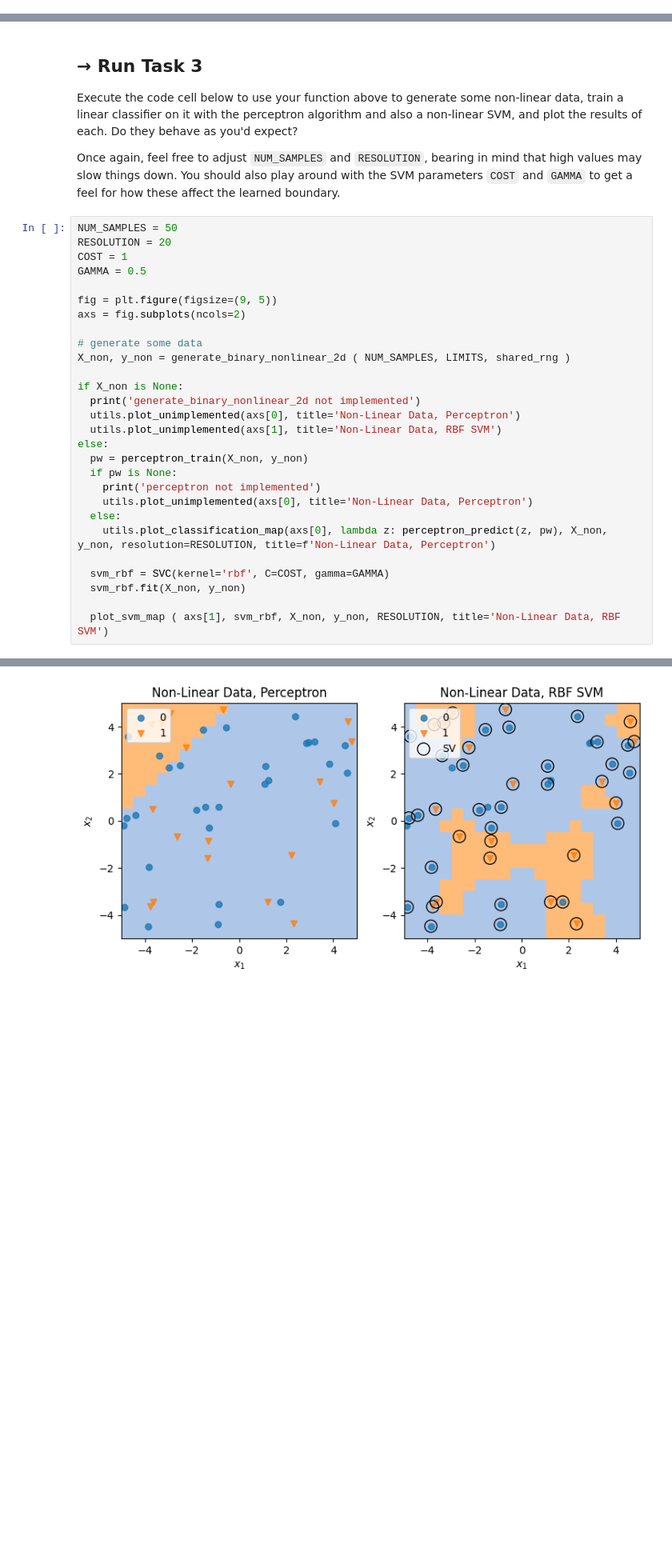
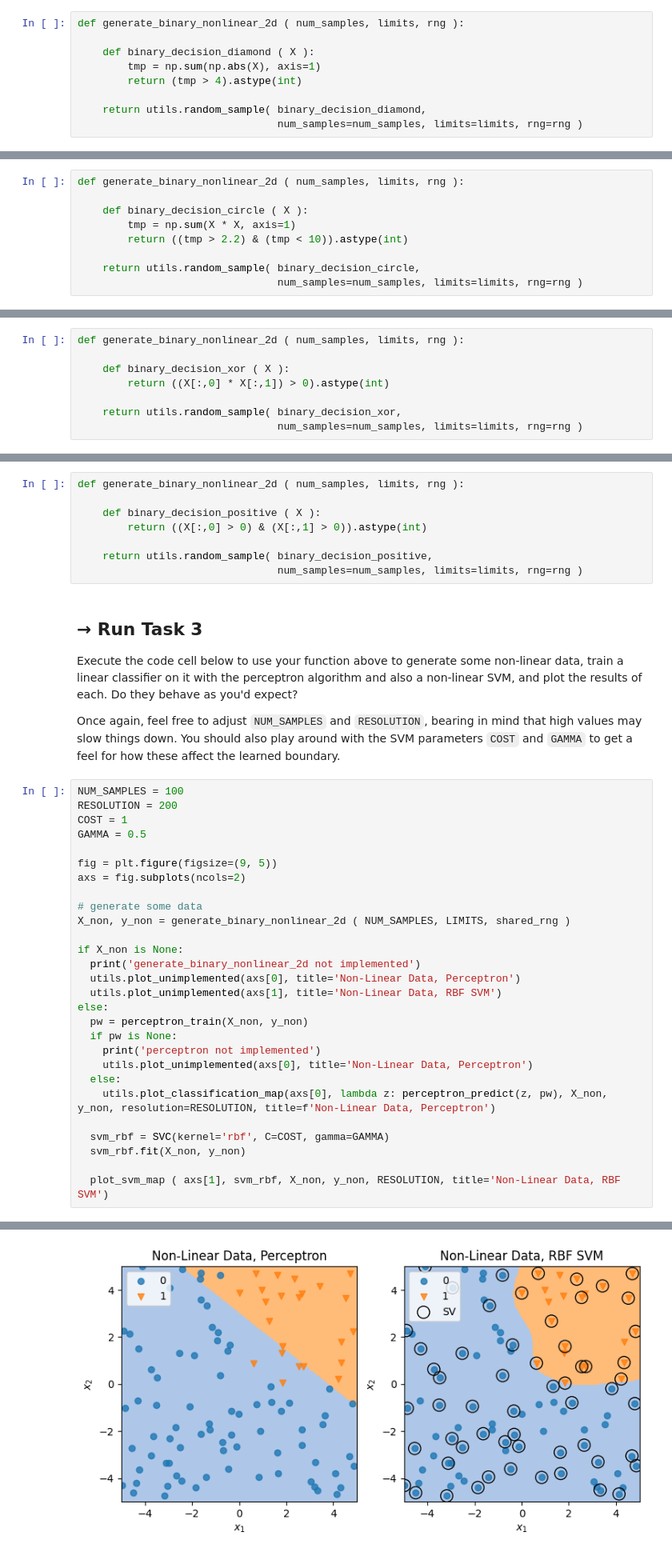
Before and after one commit to rezkyaps-code/colab, a Jupyter notebook: comp88_lab4+solutions.ipynb, the cells around one changed output, grey strips where cells are left out. Shown: that part at 80% size. Saved outputs shown, nothing was run; the diff lists cells and outputs as text; blank space fills up the shorter version.

```diff
--- a/comp88_lab4+solutions.ipynb
+++ b/comp88_lab4+solutions.ipynb
@@ -429,0 +520,9 @@ def generate_binary_nonlinear_2d ( num_samples, limits, rng ):
+# %%
+def generate_binary_nonlinear_2d ( num_samples, limits, rng ):
+
+    def binary_decision_diamond ( X ):
+        tmp = np.sum(np.abs(X), axis=1)
+        return (tmp > 4).astype(int)
+
+    return utils.random_sample( binary_decision_diamond,
+                                num_samples=num_samples, limits=limits, rng=rng )
@@ -429,0 +531,9 @@ def generate_binary_nonlinear_2d ( num_samples, limits, rng ):
+# %%
+def generate_binary_nonlinear_2d ( num_samples, limits, rng ):
+
+    def binary_decision_circle ( X ):
+        tmp = np.sum(X * X, axis=1)
+        return ((tmp > 2.2) & (tmp < 10)).astype(int)
+
+    return utils.random_sample( binary_decision_circle,
+                                num_samples=num_samples, limits=limits, rng=rng )
@@ -429,0 +542,8 @@ def generate_binary_nonlinear_2d ( num_samples, limits, rng ):
+# %%
+def generate_binary_nonlinear_2d ( num_samples, limits, rng ):
+
+    def binary_decision_xor ( X ):
+        return ((X[:,0] * X[:,1]) > 0).astype(int)
+
+    return utils.random_sample( binary_decision_xor,
+                                num_samples=num_samples, limits=limits, rng=rng )
@@ -430,3 +552,11 @@ def generate_binary_nonlinear_2d ( num_samples, limits, rng ):
+# %%
+def generate_binary_nonlinear_2d ( num_samples, limits, rng ):
+
+    def binary_decision_positive ( X ):
+        return ((X[:,0] > 0) & (X[:,1] > 0)).astype(int)
+
+    return utils.random_sample( binary_decision_positive,
+                                num_samples=num_samples, limits=limits, rng=rng )
 # %% [markdown]
 ## → Run Task 3
 
@@ -434,36 +564,36 @@ Execute the code cell below to use your function above to generate some non-line
 
 Once again, feel free to adjust `NUM_SAMPLES` and `RESOLUTION`, bearing in mind that high values may slow things down. You should also play around with the SVM parameters `COST` and `GAMMA` to get a feel for how these affect the learned boundary.
 # %%
-NUM_SAMPLES = 50
-RESOLUTION = 20
+NUM_SAMPLES = 100
+RESOLUTION = 200
 COST = 1
 GAMMA = 0.5
 
 fig = plt.figure(figsize=(9, 5))
 axs = fig.subplots(ncols=2)
 
 # generate some data
 X_non, y_non = generate_binary_nonlinear_2d ( NUM_SAMPLES, LIMITS, shared_rng )
 
 if X_non is None:
   print('generate_binary_nonlinear_2d not implemented')
   utils.plot_unimplemented(axs[0], title='Non-Linear Data, Perceptron')
   utils.plot_unimplemented(axs[1], title='Non-Linear Data, RBF SVM')
 else:
   pw = perceptron_train(X_non, y_non)
   if pw is None:
     print('perceptron not implemented')
     utils.plot_unimplemented(axs[0], title='Non-Linear Data, Perceptron')
   else:
     utils.plot_classification_map(axs[0], lambda z: perceptron_predict(z, pw), X_non, y_non, resolution=RESOLUTION, title=f'Non-Linear Data, Perceptron')
 
   svm_rbf = SVC(kernel='rbf', C=COST, gamma=GAMMA)
   svm_rbf.fit(X_non, y_non)
 
   plot_svm_map ( axs[1], svm_rbf, X_non, y_non, RESOLUTION, title='Non-Linear Data, RBF SVM')
 # %% [output]
 perceptron failed to converge after 50 epochs
-[figure, old version]
+[figure, new version]
 # %% [markdown]
 # Task 4: Kernel Functions
 
```
Also changed, not shown: parts of 25 cells of this notebook.
